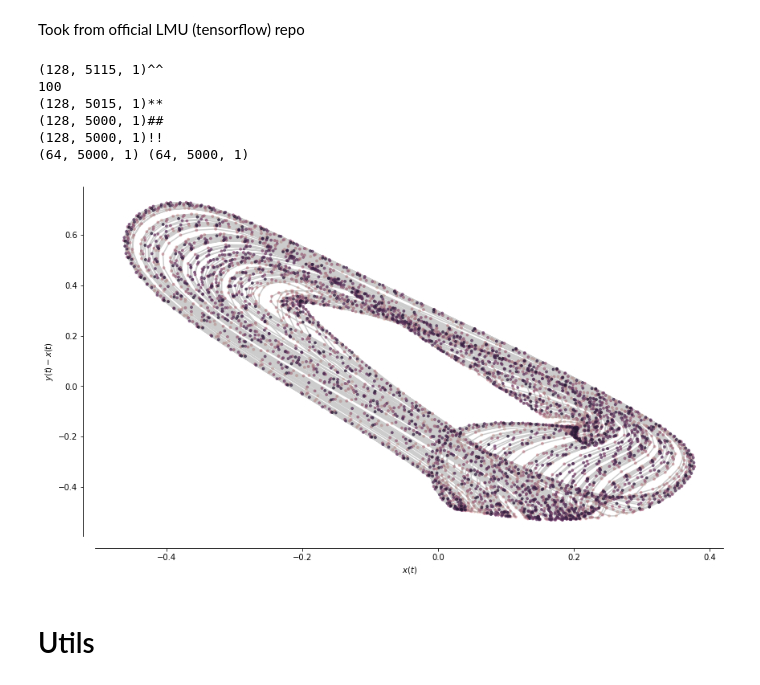
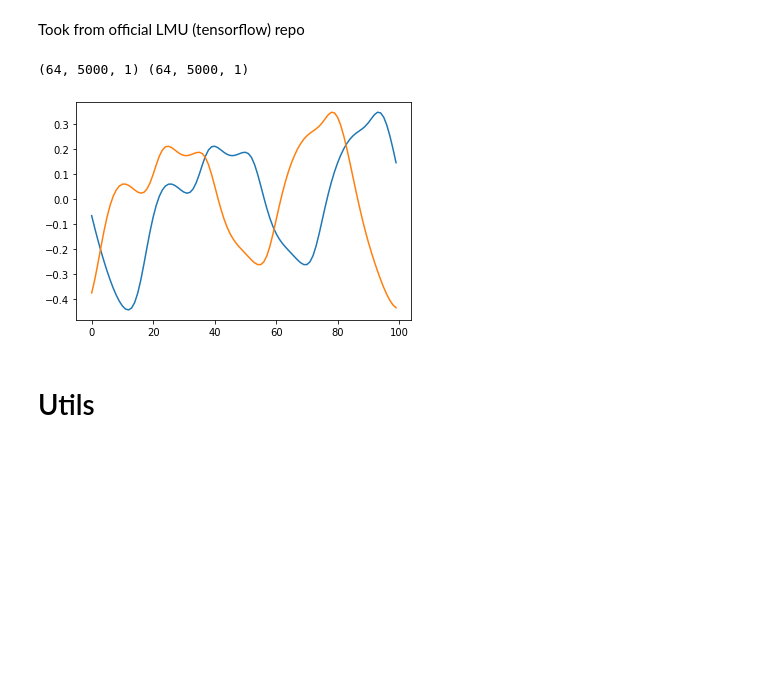
Before and after one commit to ali6947/legendre-forecasters, a Jupyter notebook: lmu/Legendre_Memory_Unit.ipynb, the cells around one changed output. Saved outputs shown, nothing was run; the diff lists cells and outputs as text; code cells hidden in the pictures; blank space fills up the shorter version.

```diff
--- a/lmu/Legendre_Memory_Unit.ipynb
+++ b/lmu/Legendre_Memory_Unit.ipynb
@@ -39,13 +33,15 @@ class LegendreMemoryUnitCell(nn.Module):
                  memory_encoders_initializer=partial(torch.nn.init.constant_, val=0),
                  input_kernel_initializer=torch.nn.init.xavier_normal_,
                  hidden_kernel_initializer=torch.nn.init.xavier_normal_,
+                #  hidden_kernel_initializer=torch.nn.init.uniform_,
+                 include_bias=False, #added by ali acc to branch
                  memory_kernel_initializer=torch.nn.init.xavier_normal_):
     super(LegendreMemoryUnitCell, self).__init__()
 
     self.order = order
     self.theta = theta
     self.units = units
-
+    self.include_bias=include_bias
 
     realizer = Identity()
     self._realizer_result = realizer(LegendreDelay(theta=theta, order=self.order))
@@ -59,6 +55,8 @@ class LegendreMemoryUnitCell(nn.Module):
     self.AT = nn.Parameter(torch.Tensor(self._A), requires_grad=False)
     self.BT = nn.Parameter(torch.Tensor(self._B), requires_grad=False)
 
+    if self.include_bias:
+      self.bias = nn.Parameter(torch.Tensor(1, self.units),requires_grad=True) #added by ali for the fix given in github issue
 
     self.encoder_input = nn.Parameter(torch.Tensor(1,input_dim), requires_grad=True)
     self.encoder_hidden = nn.Parameter(torch.Tensor(1,self.units), requires_grad=True)
@@ -67,6 +65,8 @@ class LegendreMemoryUnitCell(nn.Module):
     self.kernel_hidden = nn.Parameter(torch.Tensor(self.units, self.units), requires_grad=True)
     self.kernel_memory = nn.Parameter(torch.Tensor(self.units, self.order), requires_grad=True)
 
+    if self.include_bias:
+      torch.nn.init.constant_(self.bias, 0)
 
     input_encoders_initializer(self.encoder_input)
     hidden_encoders_initializer(self.encoder_hidden)
@@ -84,11 +84,12 @@ class LegendreMemoryUnitCell(nn.Module):
   def forward(self, xt, states):
     ht, mt = states
 
-    ut = F.linear(xt, self.encoder_input) + F.linear(ht, self.encoder_hidden) + F.linear(mt, self.encoder_memory)
+    ut = F.linear(xt, self.encoder_input)+F.linear(ht, self.encoder_hidden)+  F.linear(mt, self.encoder_memory)
+
 
     mt = mt + F.linear(mt, self.AT) + F.linear(ut, self.BT)
 
-    ht = nn.Tanh()(F.linear(xt, self.kernel_input) + F.linear(ht, self.kernel_hidden) + F.linear(mt, self.kernel_memory))
+    ht = nn.Tanh()(F.linear(xt, self.kernel_input) + F.linear(ht, self.kernel_hidden) + F.linear(mt, self.kernel_memory)+(self.bias if self.include_bias else 0))
 
     return ht, (ht, mt)
 
@@ -99,7 +100,7 @@ class LegendreMemoryUnit(nn.Module):
     self.units = units
     self.order = order
 
-    self.lmucell = LegendreMemoryUnitCell(input_dim, units , order, theta)
+    self.lmucell = LegendreMemoryUnitCell(input_dim, units , order, theta,include_bias=False)
 
   def forward(self, xt):
     outputs = []
@@ -115,15 +116,10 @@ class LegendreMemoryUnit(nn.Module):
 # %% [markdown]
 # Test LMU output
 # %%
-x = torch.rand(64,5000,1).cuda()
-h0 = torch.rand(64,49).cuda()
-m0 = torch.rand(64,4).cuda()
-model = LegendreMemoryUnit(1,49,4,4)
-model=model.to(torch.device("cuda:0"))
-for name in model.parameters():
-      # print(name,end=' ')
-      print(name.device)
-        # print(param.data)
-res, _ = model(x.to(torch.device("cuda:0")))
+x = torch.rand(64,5000,1).to(torch.device("cuda:0"))
+h0 = torch.rand(64,49).to(torch.device("cuda:0"))
+m0 = torch.rand(64,4).to(torch.device("cuda:0"))
+model = LegendreMemoryUnit(1,49,4,4).to(torch.device("cuda:0"))
+res, _ = model(x)
 print(res.shape)
 # %% [output]
@@ -242,49 +230,39 @@ def generate_data(n_batches, length, split=0.5, seed=0,
     X = np.asarray(mackey_glass(
         sample_len=length+predict_length+washout, tau=tau,
         seed=seed, n_samples=n_batches))
-    print(X.shape,end='^^\n')
-    print(washout)
     X = X[:, washout:, :]
-    print(X.shape,end='**\n')
     cutoff = int(split*n_batches)
     if center:
         X -= np.mean(X)  # global mean over all batches, approx -0.066
     Y = X[:, predict_length:, :]
-    print(Y.shape,end='##\n')
     X = X[:, :-predict_length, :]
-    print(X.shape,end='!!\n')
     assert X.shape == Y.shape
     return ((X[:cutoff], Y[:cutoff]),
             (X[cutoff:], Y[cutoff:]))
 
 (train_X, train_Y), (test_X, test_Y) = generate_data(128, 5000)
 print(train_X.shape, test_X.shape)
 
 def cool_plot(X, Y, title=""):
     plt.figure(figsize=(14, 8))
     plt.title(title)
     plt.scatter(X[:, 0], Y[:, 0] - X[:, 0], s=8, alpha=0.7,
                 c=np.arange(X.shape[0]), cmap=sns.cubehelix_palette(as_cmap=True))
     plt.plot(X[:, 0], Y[:, 0] - X[:, 0], c='black', alpha=0.2)
     plt.xlabel("$x(t)$")
     plt.ylabel("$y(t) - x(t)$")
     sns.despine(offset=15)
 
     plt.show()
 
-cool_plot(train_X[0], train_Y[0])
+# cool_plot(train_X[0], train_Y[0])
 
-# plt.plot(train_X[0][0:100])
-# plt.plot(train_Y[0][0:100])
-# plt.show()
+plt.plot(train_X[0][0:100])
+plt.plot(train_Y[0][0:100])
+plt.show()
 # %% [output]
-(128, 5115, 1)^^
-100
-(128, 5015, 1)**
-(128, 5000, 1)##
-(128, 5000, 1)!!
 (64, 5000, 1) (64, 5000, 1)
-[figure, old version]
+[figure, new version]
 # %% [markdown]
 # Utils
 # %%
```
Also changed, not shown: parts of 10 cells of this notebook.
